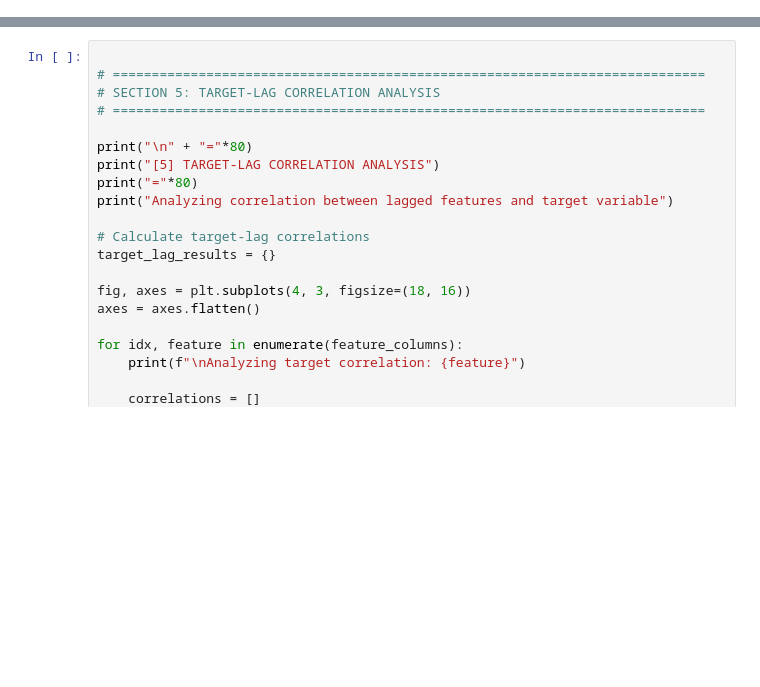
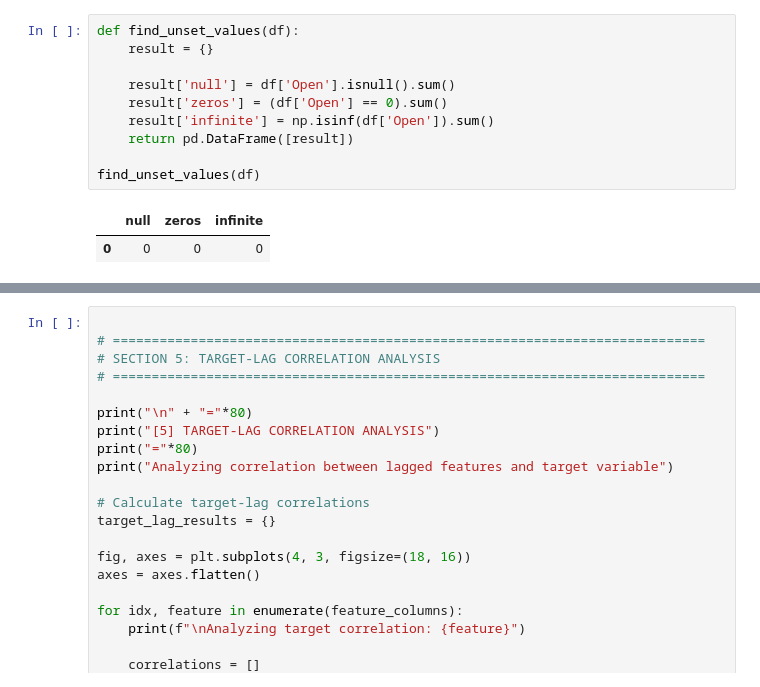
Before and after one commit to OnlyAbdullh/stock-trend-prediction, a Jupyter notebook: notebooks/06_sequenece_analysis.ipynb, the cells around one changed output, grey strips where cells are left out. Drawn from its saved outputs; the diff is of its cells as text; blank space fills up the shorter version.

```diff
--- a/notebooks/06_sequenece_analysis.ipynb
+++ b/notebooks/06_sequenece_analysis.ipynb
@@ -56,3 +83,16 @@ print(df.isnull().sum())
+# %%
+def find_unset_values(df):
+    result = {}
+
+    result['null'] = df['Open'].isnull().sum()
+    result['zeros'] = (df['Open'] == 0).sum()
+    result['infinite'] = np.isinf(df['Open']).sum()
+    return pd.DataFrame([result])
+
+find_unset_values(df)
+# %% [output]
+|  | null | zeros | infinite |
+| 0 | 0 | 0 | 0 |
 # %%
 
 # ============================================================================
```
Also changed, not shown: parts of 5 cells of this notebook.
